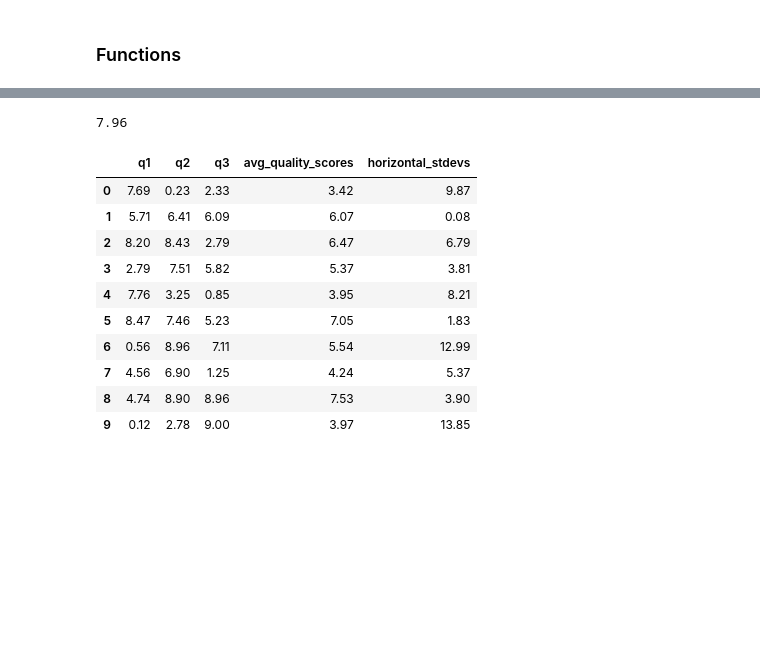
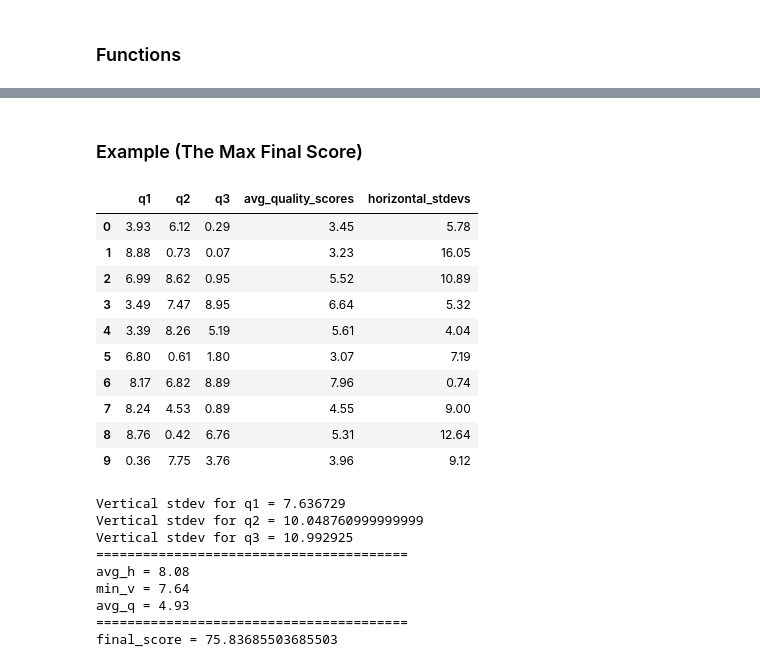
Before and after one commit to AmirJamalian/LLM_as_Judge, a Jupyter notebook: final_score_simulation.ipynb, the cells around one changed output, grey strips where cells are left out. Drawn from its saved outputs; the diff is of its cells as text; code cells hidden in the pictures; blank space fills up the shorter version.

```diff
--- a/final_score_simulation.ipynb
+++ b/final_score_simulation.ipynb
@@ -146,23 +146,46 @@ fig.show()
+# %% [markdown]
+### Example (The Max Final Score)
 # %%
 vs1 = np.var(res["q1"])
 vs2 = np.var(res["q2"])
 vs3 = np.var(res["q3"])
 
+
+avg_q = np.round(np.mean(res["avg_quality_scores"]), 2)
+avg_h = np.round(np.mean(res["horizontal_stdevs"]) , 2)
 min_v = np.round(min(vs1, vs2, vs3), 2)
 
-print(min_v)
+final_score = (avg_h * min_v * avg_e) / (avg_s * (9. - avg_q))
 
-res
+display(res)
+
+print("Vertical stdev for q1 =", vs1)
+print("Vertical stdev for q2 =", vs2)
+print("Vertical stdev for q3 =", vs3)
+print("="*40)
+print("avg_h =", avg_h)
+print("min_v =", min_v)
+print("avg_q =", avg_q)
+print("="*40)
+print("final_score =", final_score)
 # %% [output]
+|  | q1 | q2 | q3 | avg_quality_scores | horizontal_stdevs |
+| 0 | 3.93 | 6.12 | 0.29 | 3.45 | 5.78 |
+| 1 | 8.88 | 0.73 | 0.07 | 3.23 | 16.05 |
+| 2 | 6.99 | 8.62 | 0.95 | 5.52 | 10.89 |
+| 3 | 3.49 | 7.47 | 8.95 | 6.64 | 5.32 |
+| 4 | 3.39 | 8.26 | 5.19 | 5.61 | 4.04 |
+| 5 | 6.80 | 0.61 | 1.80 | 3.07 | 7.19 |
+| 6 | 8.17 | 6.82 | 8.89 | 7.96 | 0.74 |
+| 7 | 8.24 | 4.53 | 0.89 | 4.55 | 9.00 |
+| 8 | 8.76 | 0.42 | 6.76 | 5.31 | 12.64 |
+| 9 | 0.36 | 7.75 | 3.76 | 3.96 | 9.12 |
-7.96
+Vertical stdev for q1 = 7.636729
+Vertical stdev for q2 = 10.048760999999999
+Vertical stdev for q3 = 10.992925
+========================================
+avg_h = 8.08
+min_v = 7.64
+avg_q = 4.93
+========================================
+final_score = 75.83685503685503
-|  | q1 | q2 | q3 | avg_quality_scores | horizontal_stdevs |
-| 0 | 7.69 | 0.23 | 2.33 | 3.42 | 9.87 |
-| 1 | 5.71 | 6.41 | 6.09 | 6.07 | 0.08 |
-| 2 | 8.20 | 8.43 | 2.79 | 6.47 | 6.79 |
-| 3 | 2.79 | 7.51 | 5.82 | 5.37 | 3.81 |
-| 4 | 7.76 | 3.25 | 0.85 | 3.95 | 8.21 |
-| 5 | 8.47 | 7.46 | 5.23 | 7.05 | 1.83 |
-| 6 | 0.56 | 8.96 | 7.11 | 5.54 | 12.99 |
-| 7 | 4.56 | 6.90 | 1.25 | 4.24 | 5.37 |
-| 8 | 4.74 | 8.90 | 8.96 | 7.53 | 3.90 |
-| 9 | 0.12 | 2.78 | 9.00 | 3.97 | 13.85 |
```
Also changed, not shown: parts of 2 cells of this notebook.
